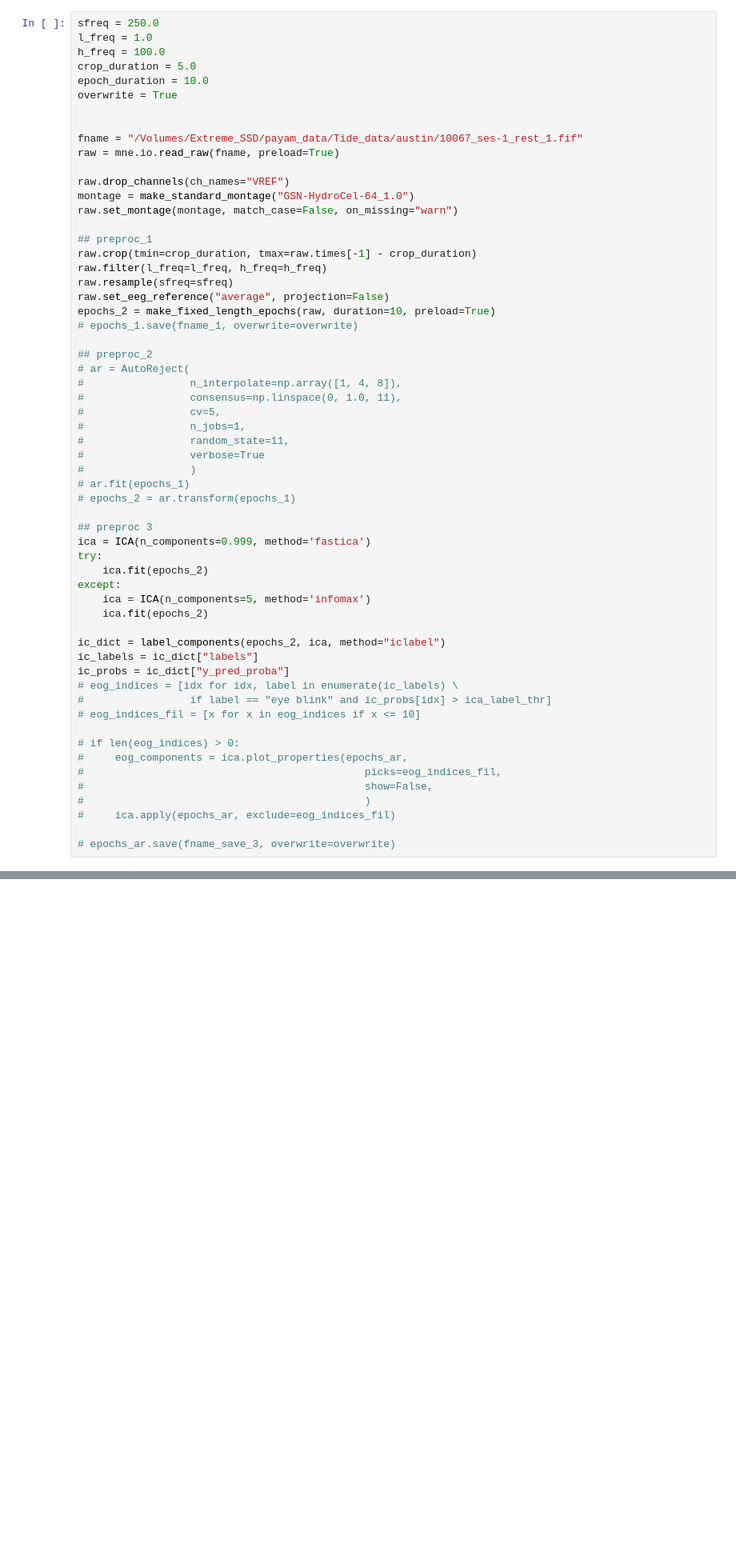
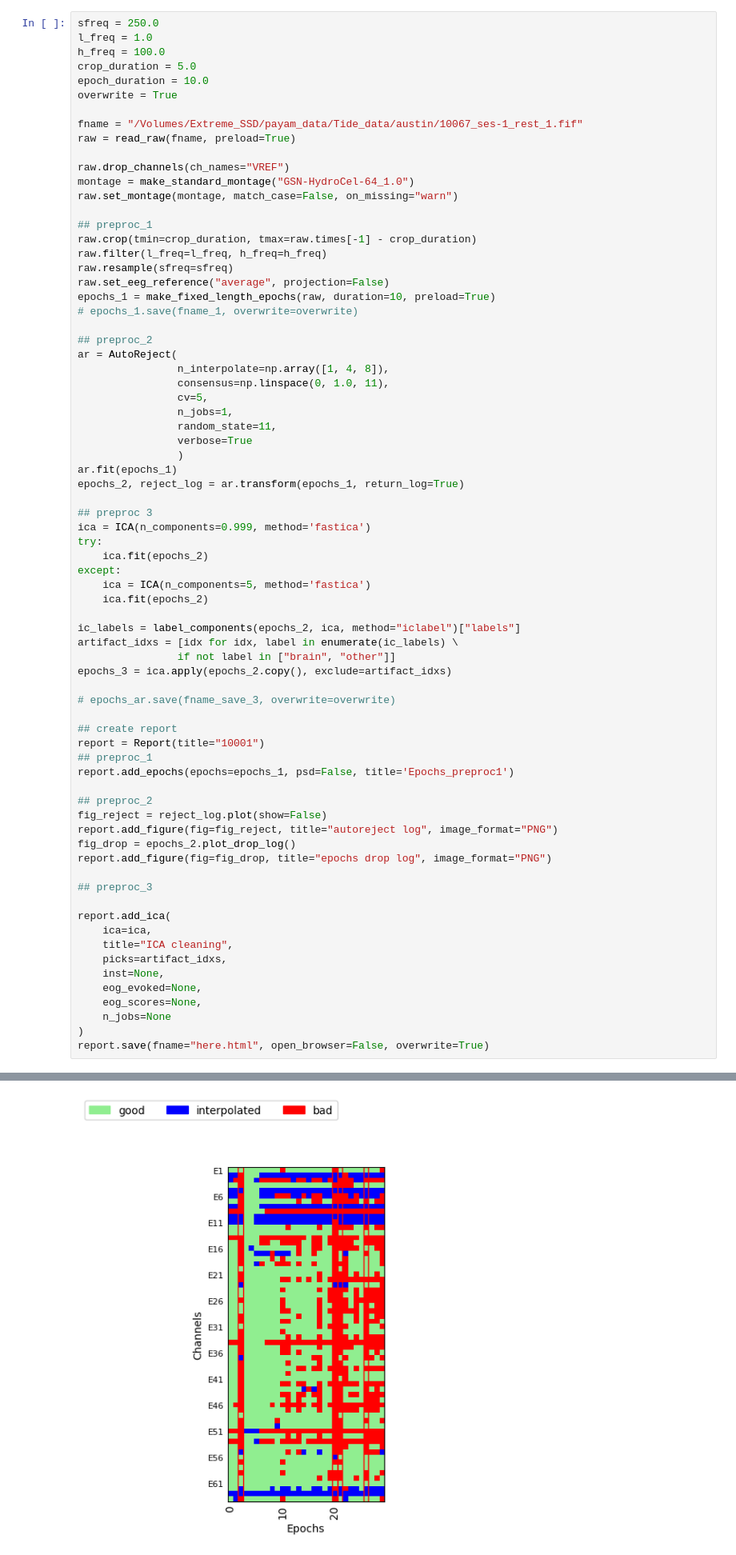
Before and after one commit to payamsash/Tinnorm, a Jupyter notebook: src/main.ipynb, the cells around one changed output, grey strips where cells are left out. Shown: that part at 80% size. Drawn from its saved outputs; the diff is of its cells as text; blank space fills up the shorter version.

Commit message:
preproc and report gen added

```diff
--- a/src/main.ipynb
+++ b/src/main.ipynb
@@ -122,9 +17,8 @@ crop_duration = 5.0
 epoch_duration = 10.0
 overwrite = True
 
-
 fname = "/Volumes/Extreme_SSD/payam_data/Tide_data/austin/10067_ses-1_rest_1.fif"
-raw = mne.io.read_raw(fname, preload=True)
+raw = read_raw(fname, preload=True)
 
 raw.drop_channels(ch_names="VREF")
 montage = make_standard_montage("GSN-HydroCel-64_1.0")
@@ -135,41 +29,57 @@ raw.crop(tmin=crop_duration, tmax=raw.times[-1] - crop_duration)
 raw.filter(l_freq=l_freq, h_freq=h_freq)
 raw.resample(sfreq=sfreq)
 raw.set_eeg_reference("average", projection=False)
-epochs_2 = make_fixed_length_epochs(raw, duration=10, preload=True)
+epochs_1 = make_fixed_length_epochs(raw, duration=10, preload=True)
 # epochs_1.save(fname_1, overwrite=overwrite)
 
 ## preproc_2
-# ar = AutoReject(
-#                 n_interpolate=np.array([1, 4, 8]),
-#                 consensus=np.linspace(0, 1.0, 11),
-#                 cv=5,
-#                 n_jobs=1,
-#                 random_state=11,
-#                 verbose=True
-#                 )
-# ar.fit(epochs_1)
-# epochs_2 = ar.transform(epochs_1)
+ar = AutoReject(
+                n_interpolate=np.array([1, 4, 8]),
+                consensus=np.linspace(0, 1.0, 11),
+                cv=5,
+                n_jobs=1,
+                random_state=11,
+                verbose=True
+                )
+ar.fit(epochs_1)
+epochs_2, reject_log = ar.transform(epochs_1, return_log=True)
 
 ## preproc 3
 ica = ICA(n_components=0.999, method='fastica')
 try:
     ica.fit(epochs_2)
 except:
-    ica = ICA(n_components=5, method='infomax')
+    ica = ICA(n_components=5, method='fastica')
     ica.fit(epochs_2)
 
-ic_dict = label_components(epochs_2, ica, method="iclabel")
-ic_labels = ic_dict["labels"]
-ic_probs = ic_dict["y_pred_proba"]
-# eog_indices = [idx for idx, label in enumerate(ic_labels) \
-#                 if label == "eye blink" and ic_probs[idx] > ica_label_thr]
-# eog_indices_fil = [x for x in eog_indices if x <= 10]
-
-# if len(eog_indices) > 0:
-#     eog_components = ica.plot_properties(epochs_ar,
-#                                             picks=eog_indices_fil,
-#                                             show=False,
-#                                             )
-#     ica.apply(epochs_ar, exclude=eog_indices_fil)
+ic_labels = label_components(epochs_2, ica, method="iclabel")["labels"]
+artifact_idxs = [idx for idx, label in enumerate(ic_labels) \
+                if not label in ["brain", "other"]]
+epochs_3 = ica.apply(epochs_2.copy(), exclude=artifact_idxs)
 
 # epochs_ar.save(fname_save_3, overwrite=overwrite)
+
+## create report
+report = Report(title="10001")
+## preproc_1
+report.add_epochs(epochs=epochs_1, psd=False, title='Epochs_preproc1')
+
+## preproc_2
+fig_reject = reject_log.plot(show=False)
+report.add_figure(fig=fig_reject, title="autoreject log", image_format="PNG")
+fig_drop = epochs_2.plot_drop_log()
+report.add_figure(fig=fig_drop, title="epochs drop log", image_format="PNG")
+
+## preproc_3
+
+report.add_ica(
+    ica=ica,
+    title="ICA cleaning",
+    picks=artifact_idxs,
+    inst=None,
+    eog_evoked=None,
+    eog_scores=None,
+    n_jobs=None
+)
+report.save(fname="here.html", open_browser=False, overwrite=True)
+# %% [output]
@@ -175,0 +127 @@ ic_probs = ic_dict["y_pred_proba"]
+[figure, added]
```
Also changed, not shown: parts of 11 cells of this notebook.
